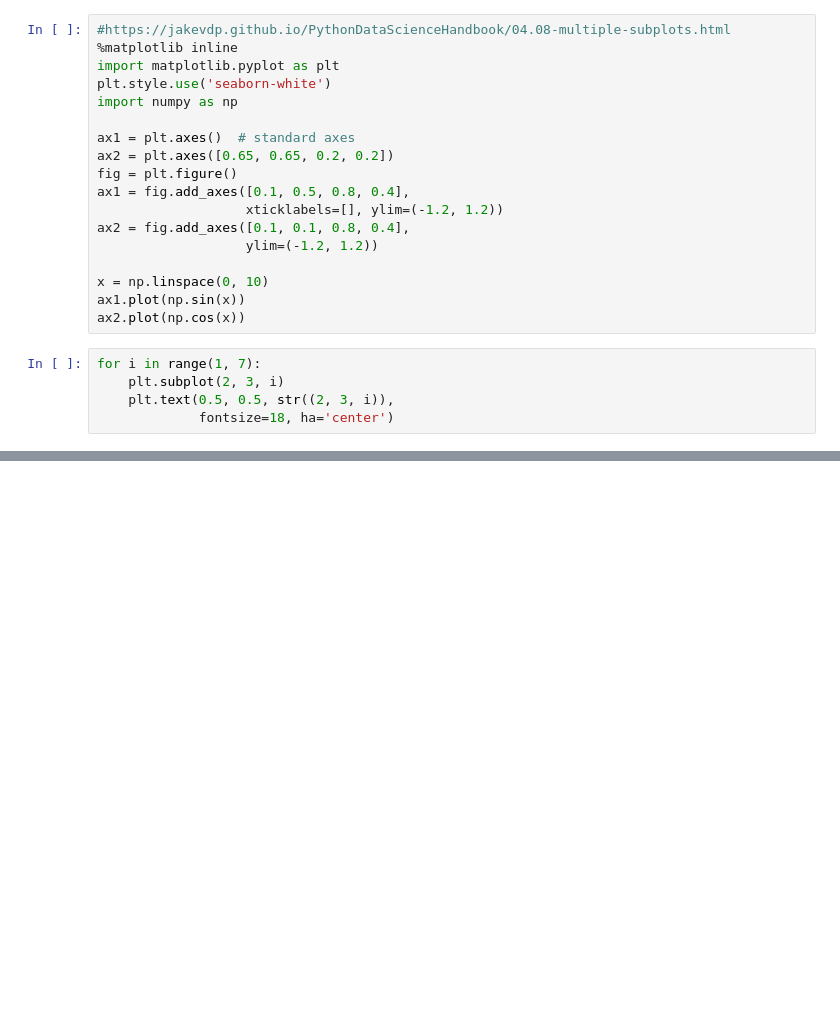
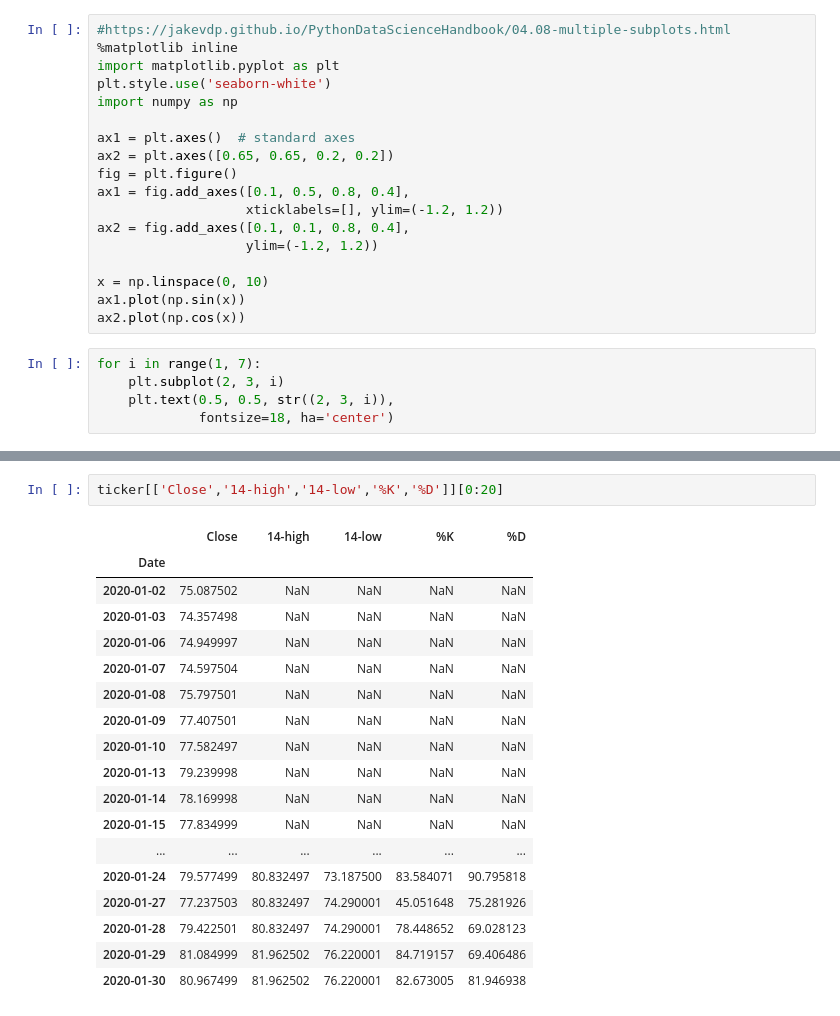
Before and after one commit to MarcoPluchino/2021_FinanceJupyterTutorial, a Jupyter notebook: rbt/notebook/wc_20220329_prova.ipynb, the cells around one changed output, grey strips where cells are left out. Cells and saved outputs as stored; diff of their text form; blank space fills up the shorter version.

```diff
--- a/rbt/notebook/wc_20220329_prova.ipynb
+++ b/rbt/notebook/wc_20220329_prova.ipynb
@@ -430,0 +462,21 @@ for i in range(1, 7):
+# %%
+ticker[['Close','14-high','14-low','%K','%D']][0:20]
+# %% [output]
+|  | Close | 14-high | 14-low | %K | %D |
+| Date |  |  |  |  |  |
+| 2020-01-02 | 75.087502 | NaN | NaN | NaN | NaN |
+| 2020-01-03 | 74.357498 | NaN | NaN | NaN | NaN |
+| 2020-01-06 | 74.949997 | NaN | NaN | NaN | NaN |
+| 2020-01-07 | 74.597504 | NaN | NaN | NaN | NaN |
+| 2020-01-08 | 75.797501 | NaN | NaN | NaN | NaN |
+| 2020-01-09 | 77.407501 | NaN | NaN | NaN | NaN |
+| 2020-01-10 | 77.582497 | NaN | NaN | NaN | NaN |
+| 2020-01-13 | 79.239998 | NaN | NaN | NaN | NaN |
+| 2020-01-14 | 78.169998 | NaN | NaN | NaN | NaN |
+| 2020-01-15 | 77.834999 | NaN | NaN | NaN | NaN |
+| ... | ... | ... | ... | ... | ... |
+| 2020-01-24 | 79.577499 | 80.832497 | 73.187500 | 83.584071 | 90.795818 |
+| 2020-01-27 | 77.237503 | 80.832497 | 74.290001 | 45.051648 | 75.281926 |
+| 2020-01-28 | 79.422501 | 80.832497 | 74.290001 | 78.448652 | 69.028123 |
+| 2020-01-29 | 81.084999 | 81.962502 | 76.220001 | 84.719157 | 69.406486 |
+| 2020-01-30 | 80.967499 | 81.962502 | 76.220001 | 82.673005 | 81.946938 |
```
Also changed, not shown: parts of 6 cells of this notebook, 1 other file.
